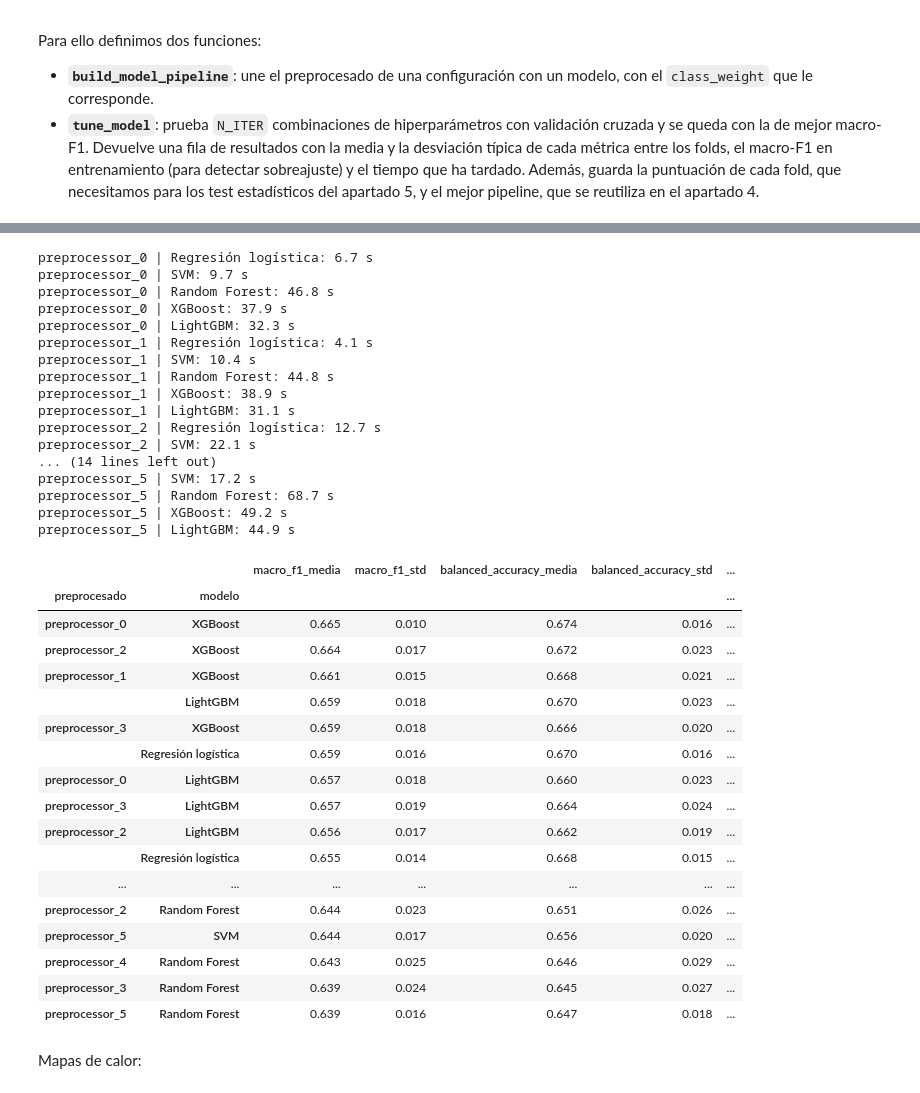
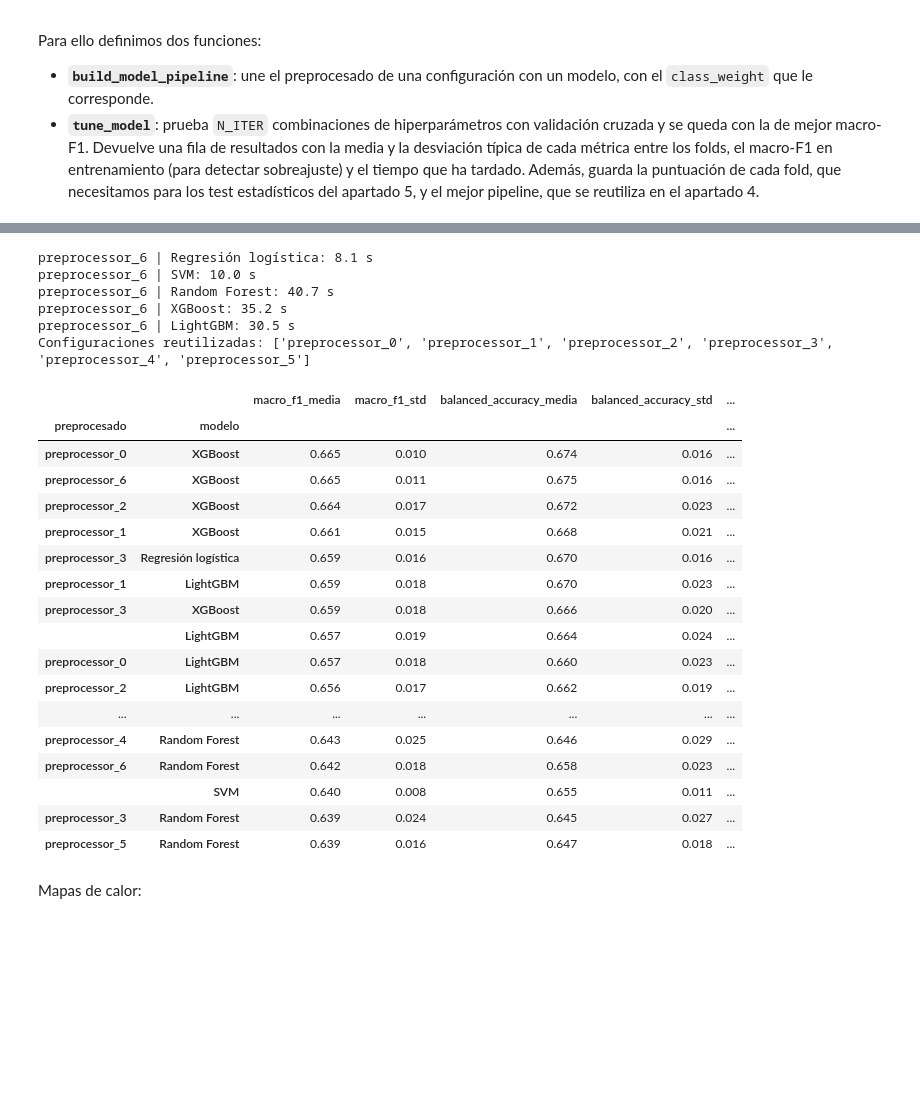
Before and after one commit to alberct96/ML-Entregable1, a Jupyter notebook: ML-Entregable1.ipynb, the cells around one changed output, grey strips where cells are left out. Cells and saved outputs as stored; diff of their text form; code cells hidden in the pictures; blank space fills up the shorter version.

```diff
--- a/ML-Entregable1.ipynb
+++ b/ML-Entregable1.ipynb
@@ -1588,6 +1591,8 @@ preprocessor_parameters = [
     {"cleaning": True, "out_of_range": "clip", "imputer": IterativeImputer(random_state=SEED, max_iter=20), "transformation": "standard", "resampling": True},
     # preprocessor_5: nulos + estandarización + SMOTENC
     {"cleaning": True, "out_of_range": "nan", "imputer": IterativeImputer(random_state=SEED, max_iter=20), "transformation": "standard", "resampling": True},
+    # preprocessor_6 (referencia): sin limpieza + mediana + estandarización + class_weight
+    {"cleaning": False, "out_of_range": None, "imputer": SimpleImputer(strategy="median"), "transformation": "standard", "resampling": False},
 ]
 
 # Comprobamos que no hay dos configuraciones iguales: si las hubiera, el set tendría menos elementos
@@ -1610,9 +1615,9 @@ preprocessors = {
     f"preprocessor_{str(idx)}": build_preprocessing(**config) for idx, config in enumerate(preprocessor_parameters)
 }
 
-# Comprobamos que todos los pipelines son de la clase ImbPipeline y que hay 6 en total
+# Comprobamos que todos los pipelines son de la clase ImbPipeline y que hay 7 en total
 assert all((isinstance(x, ImbPipeline) for _, x in preprocessors.items()))
-assert len(preprocessors) == 6
+assert len(preprocessors) == 7
 
 # Mostramos una tabla resumen de las configuraciones, con el imputador identificado por su clase
 pd.DataFrame([dict(signature) for signature in signatures], index=list(preprocessors))
@@ -1999,72 +2005,85 @@ A continuación analizamos los resultados desde cuatro puntos de vista:
 3. **Variación entre folds**, para ver si las diferencias son mayores que la variabilidad de cada combinación.
 4. **Sobreajuste, hiperparámetros elegidos y tiempo de entrenamiento**, que necesitaremos para valorar la complejidad y la robustez de cada modelo en las conclusiones.
 # %%
-# True para repetir la búsqueda; False para cargar los resultados guardados (si existen)
+# True para repetir toda la búsqueda; False para reutilizar los resultados guardados (si existen)
 RUN_SEARCH = False
 cv_results_path = "models/cv_search_results.joblib"
 
-if RUN_SEARCH or not os.path.exists(cv_results_path):
+# Reutilizamos las configuraciones que ya están guardadas con los mismos parámetros y el mismo N_ITER,
+# para que añadir una configuración nueva no obligue a repetir la búsqueda de todas las demás
+saved_results = None
+if not RUN_SEARCH and os.path.exists(cv_results_path):
+    saved_results = joblib.load(cv_results_path)
+reused = []
+if saved_results is not None and saved_results["n_iter"] == N_ITER:
+    reused = [
+        config_name
+        for config_name, signature, saved_signature in zip(preprocessors, signatures, saved_results["signatures"])
+        if signature == saved_signature
+    ]
+
+pending = [config_name for config_name in preprocessors if config_name not in reused]
+if pending:
     search_rows = []
-    for config_name in preprocessors:
+    for config_name in pending:
         for model_name in model_specs:
             search_rows.append(tune_model(config_name, model_name))
+
+    # Unimos los resultados reutilizados con los nuevos, en el orden de las configuraciones
+    if reused:
+        print("Configuraciones reutilizadas:", reused)
+        for key, folds in saved_results["cv_fold_scores"].items():
+            if key[0] in reused:
+                cv_fold_scores[key] = folds
+                best_pipelines[key] = saved_results["best_pipelines"][key]
+        search_rows += saved_results["search_results"].loc[reused].reset_index().to_dict("records")
+    order = [(config_name, model_name) for config_name in preprocessors for model_name in model_specs]
 
     # Guardamos también las configuraciones y el número de iteraciones, para comprobarlos al cargar
     os.makedirs("models", exist_ok=True)
     joblib.dump({
         "signatures": signatures,
         "n_iter": N_ITER,
-        "search_results": pd.DataFrame(search_rows).set_index(["preprocesado", "modelo"]),
-        "cv_fold_scores": cv_fold_scores,
-        "best_pipelines": best_pipelines,
+        "search_results": pd.DataFrame(search_rows).set_index(["preprocesado", "modelo"]).loc[order],
+        "cv_fold_scores": {key: cv_fold_scores[key] for key in order},
+        "best_pipelines": {key: best_pipelines[key] for key in order},
     }, cv_results_path)
 
 # Cargamos siempre del fichero, para trabajar igual tanto si se acaba de ejecutar la búsqueda como si no
 saved_results = joblib.load(cv_results_path)
 assert saved_results["signatures"] == signatures, "Las configuraciones del 2.6.2 han cambiado: repetir la búsqueda (RUN_SEARCH = True)"
 assert saved_results["n_iter"] == N_ITER, "N_ITER ha cambiado: repetir la búsqueda (RUN_SEARCH = True)"
 
 search_results = saved_results["search_results"]
 cv_fold_scores = saved_results["cv_fold_scores"]
 best_pipelines = saved_results["best_pipelines"]
 
 # Tabla completa, de mejor a peor macro-F1
 metric_columns = [c for c in search_results.columns if c.endswith(("_media", "_std")) and c != "macro_f1_train_media"]
 search_results[metric_columns].round(3).sort_values("macro_f1_media", ascending=False)
 # %% [output]
-preprocessor_0 | Regresión logística: 6.7 s
-preprocessor_0 | SVM: 9.7 s
-preprocessor_0 | Random Forest: 46.8 s
-preprocessor_0 | XGBoost: 37.9 s
-preprocessor_0 | LightGBM: 32.3 s
-preprocessor_1 | Regresión logística: 4.1 s
-preprocessor_1 | SVM: 10.4 s
-preprocessor_1 | Random Forest: 44.8 s
-preprocessor_1 | XGBoost: 38.9 s
-preprocessor_1 | LightGBM: 31.1 s
-preprocessor_2 | Regresión logística: 12.7 s
-preprocessor_2 | SVM: 22.1 s
-... (14 lines left out)
-preprocessor_5 | SVM: 17.2 s
-preprocessor_5 | Random Forest: 68.7 s
-preprocessor_5 | XGBoost: 49.2 s
-preprocessor_5 | LightGBM: 44.9 s
+preprocessor_6 | Regresión logística: 8.1 s
+preprocessor_6 | SVM: 10.0 s
+preprocessor_6 | Random Forest: 40.7 s
+preprocessor_6 | XGBoost: 35.2 s
+preprocessor_6 | LightGBM: 30.5 s
+Configuraciones reutilizadas: ['preprocessor_0', 'preprocessor_1', 'preprocessor_2', 'preprocessor_3', 'preprocessor_4', 'preprocessor_5']
 |  |  | macro_f1_media | macro_f1_std | balanced_accuracy_media | balanced_accuracy_std | ... |
 | preprocesado | modelo |  |  |  |  | ... |
 | preprocessor_0 | XGBoost | 0.665 | 0.010 | 0.674 | 0.016 | ... |
+| preprocessor_6 | XGBoost | 0.665 | 0.011 | 0.675 | 0.016 | ... |
 | preprocessor_2 | XGBoost | 0.664 | 0.017 | 0.672 | 0.023 | ... |
 | preprocessor_1 | XGBoost | 0.661 | 0.015 | 0.668 | 0.021 | ... |
-|  | LightGBM | 0.659 | 0.018 | 0.670 | 0.023 | ... |
+| preprocessor_3 | Regresión logística | 0.659 | 0.016 | 0.670 | 0.016 | ... |
+| preprocessor_1 | LightGBM | 0.659 | 0.018 | 0.670 | 0.023 | ... |
 | preprocessor_3 | XGBoost | 0.659 | 0.018 | 0.666 | 0.020 | ... |
-|  | Regresión logística | 0.659 | 0.016 | 0.670 | 0.016 | ... |
+|  | LightGBM | 0.657 | 0.019 | 0.664 | 0.024 | ... |
 | preprocessor_0 | LightGBM | 0.657 | 0.018 | 0.660 | 0.023 | ... |
-| preprocessor_3 | LightGBM | 0.657 | 0.019 | 0.664 | 0.024 | ... |
 | preprocessor_2 | LightGBM | 0.656 | 0.017 | 0.662 | 0.019 | ... |
-|  | Regresión logística | 0.655 | 0.014 | 0.668 | 0.015 | ... |
 | ... | ... | ... | ... | ... | ... | ... |
-| preprocessor_2 | Random Forest | 0.644 | 0.023 | 0.651 | 0.026 | ... |
-| preprocessor_5 | SVM | 0.644 | 0.017 | 0.656 | 0.020 | ... |
 | preprocessor_4 | Random Forest | 0.643 | 0.025 | 0.646 | 0.029 | ... |
+| preprocessor_6 | Random Forest | 0.642 | 0.018 | 0.658 | 0.023 | ... |
+|  | SVM | 0.640 | 0.008 | 0.655 | 0.011 | ... |
 | preprocessor_3 | Random Forest | 0.639 | 0.024 | 0.645 | 0.027 | ... |
 | preprocessor_5 | Random Forest | 0.639 | 0.016 | 0.647 | 0.018 | ... |
 # %% [markdown]
```
Also changed, not shown: parts of 48 cells of this notebook, 2 other files.
